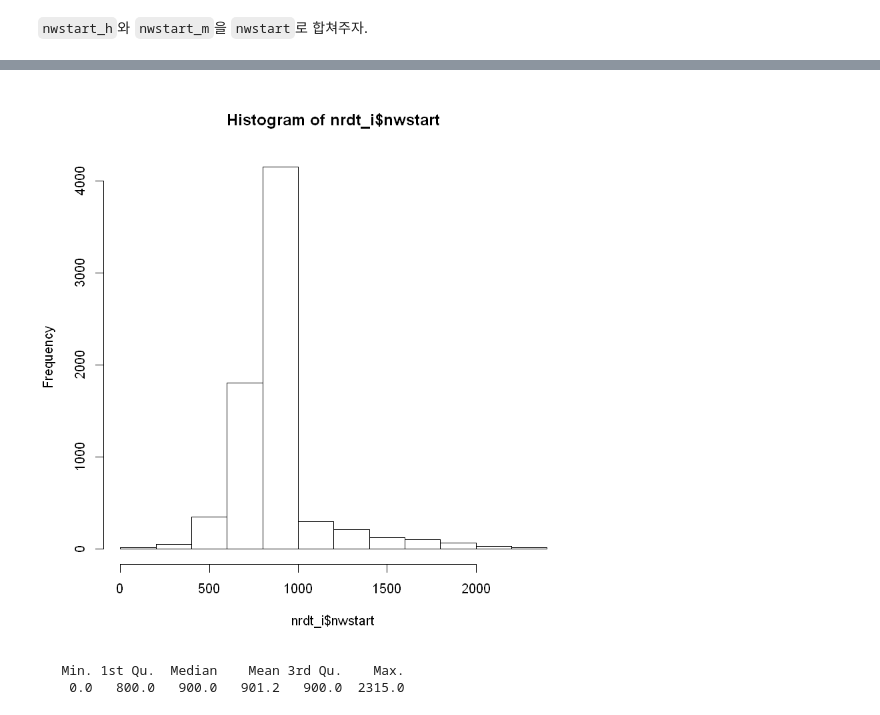
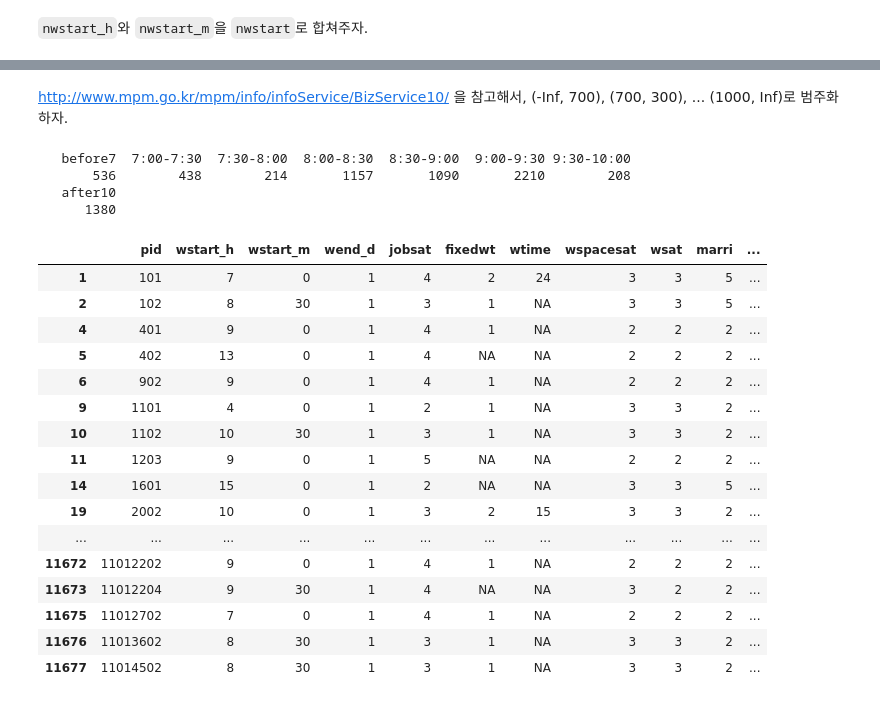
Before and after one commit to euneestella/khu_sda_project, a Jupyter notebook: data_cleaning.ipynb, the cells around one changed output, grey strips where cells are left out. Saved outputs shown, nothing was run; the diff lists cells and outputs as text; code cells hidden in the pictures.

```diff
--- a/data_cleaning.ipynb
+++ b/data_cleaning.ipynb
@@ -220,10 +202,31 @@ nrdt_i$nwstart
-# %%
-nrdt_i$nwstart <- strtoi(nrdt_i$nwstart)
-hist(nrdt_i$nwstart)
-# %% [output]
-[figure, removed]
-# %%
-summary(nrdt_i$nwstart)
-# %% [output]
-   Min. 1st Qu.  Median    Mean 3rd Qu.    Max.
-    0.0   800.0   900.0   901.2   900.0  2315.0
+# %% [markdown]
+http://www.mpm.go.kr/mpm/info/infoService/BizService10/ 을 참고해서, (-Inf, 700), (700, 300), ... (1000, Inf)로 범주화하자.
+# %%
+nrdt_i$nwstart_c <- cut(nrdt_i$nwstart,
+                       breaks = c(-Inf, 700, 730, 800, 830, 900, 930, 1000, Inf),
+                       right = FALSE, labels = c("before7", "7:00-7:30", "7:30-8:00", "8:00-8:30", "8:30-9:00", "9:00-9:30", "9:30-10:00", "after10"))
+
+summary(nrdt_i$nwstart_c)
+nrdt_i
+# %% [output]
+   before7  7:00-7:30  7:30-8:00  8:00-8:30  8:30-9:00  9:00-9:30 9:30-10:00
+       536        438        214       1157       1090       2210        208
+   after10
+      1380
+|  | pid | wstart_h | wstart_m | wend_d | jobsat | fixedwt | wtime | wspacesat | wsat | marri | ... |
+| 1 | 101 | 7 | 0 | 1 | 4 | 2 | 24 | 3 | 3 | 5 | ... |
+| 2 | 102 | 8 | 30 | 1 | 3 | 1 | NA | 3 | 3 | 5 | ... |
+| 4 | 401 | 9 | 0 | 1 | 4 | 1 | NA | 2 | 2 | 2 | ... |
+| 5 | 402 | 13 | 0 | 1 | 4 | NA | NA | 2 | 2 | 2 | ... |
+| 6 | 902 | 9 | 0 | 1 | 4 | 1 | NA | 2 | 2 | 2 | ... |
+| 9 | 1101 | 4 | 0 | 1 | 2 | 1 | NA | 3 | 3 | 2 | ... |
+| 10 | 1102 | 10 | 30 | 1 | 3 | 1 | NA | 3 | 3 | 2 | ... |
+| 11 | 1203 | 9 | 0 | 1 | 5 | NA | NA | 2 | 2 | 2 | ... |
+| 14 | 1601 | 15 | 0 | 1 | 2 | NA | NA | 3 | 3 | 5 | ... |
+| 19 | 2002 | 10 | 0 | 1 | 3 | 2 | 15 | 3 | 3 | 2 | ... |
+| ... | ... | ... | ... | ... | ... | ... | ... | ... | ... | ... | ... |
+| 11672 | 11012202 | 9 | 0 | 1 | 4 | 1 | NA | 2 | 2 | 2 | ... |
+| 11673 | 11012204 | 9 | 30 | 1 | 4 | NA | NA | 3 | 2 | 2 | ... |
+| 11675 | 11012702 | 7 | 0 | 1 | 4 | 1 | NA | 2 | 2 | 2 | ... |
+| 11676 | 11013602 | 8 | 30 | 1 | 3 | 1 | NA | 3 | 3 | 2 | ... |
+| 11677 | 11014502 | 8 | 30 | 1 | 3 | 1 | NA | 3 | 3 | 2 | ... |
```
Also changed, not shown: parts of 2 cells of this notebook.
